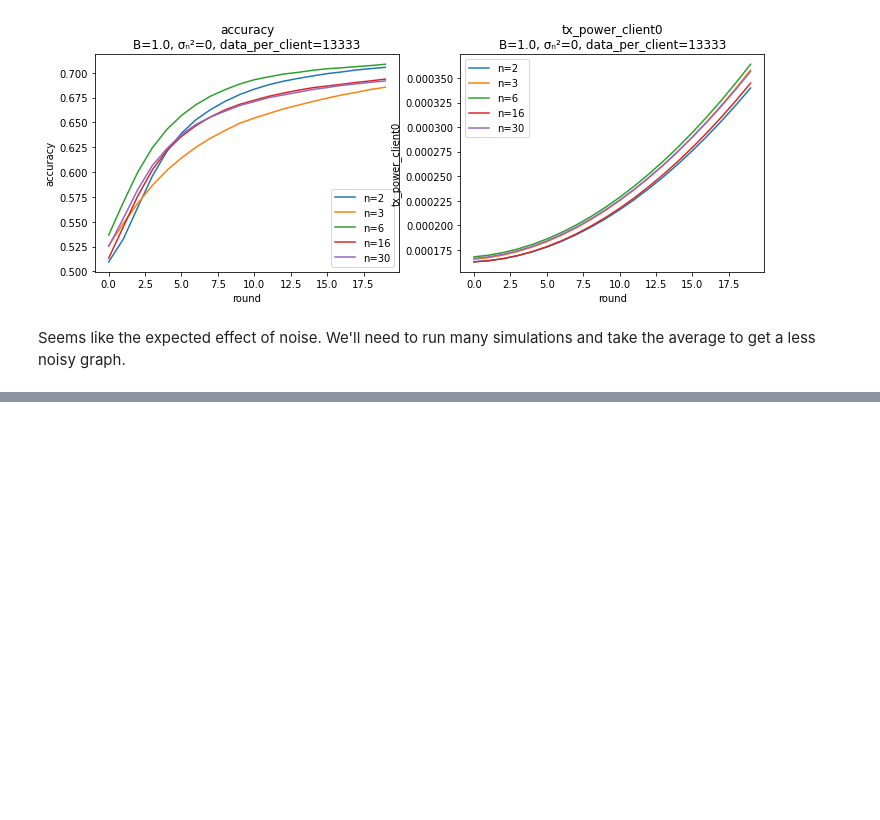
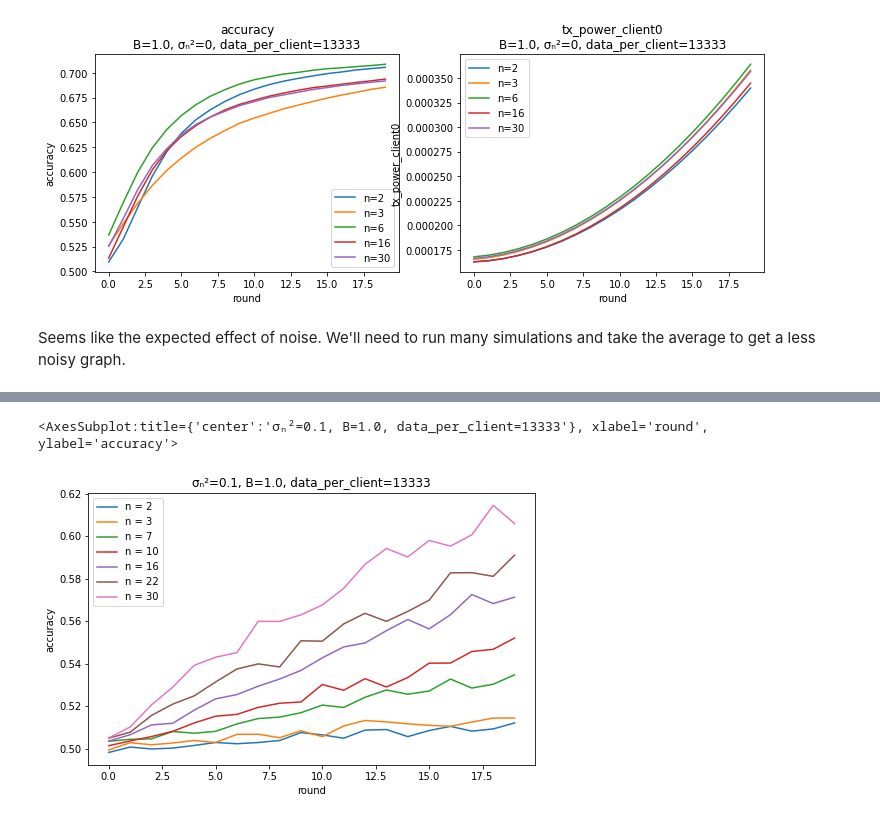
Before and after one commit to czlee/kyanite, a Jupyter notebook: ota-basic.ipynb, the cells around one changed output, grey strips where cells are left out. Saved outputs shown, nothing was run; the diff lists cells and outputs as text; code cells hidden in the pictures; blank space fills up the shorter version.

```diff
--- a/ota-basic.ipynb
+++ b/ota-basic.ipynb
@@ -476,0 +481,44 @@ Seems like the expected effect of noise. We'll need to run many simulations and
+# %%
+results_location = Path("../results-downloaded/ota-basic-4/")
+
+directories = [e for d in results_location.iterdir() if d.is_dir() for e in d.iterdir() if e.is_dir()]
+# directories.sort(key=lambda d: [int(x) for x in d.name.split('-') if x.isdigit()])
+directories = {tuple(map(int, d.name.split('-')[1::2])): d for d in directories}
+
+specs = {'noise': 0.1, 'parameter_radius': 1.0, 'data_per_client': 13333}
+
+averages = pd.DataFrame()
+
+for n in [2, 3, 7, 10, 16, 22, 30]:
+    this_n = pd.DataFrame()
+
+    for i in range(50):
+        try:
+            directory = directories[(n, i)]
+        except KeyError:
+            break
+
+        args = get_args(directory)
+        if not fits_spec(args, specs):
+            print("huh? " + str(directory))
+            break
+
+        parts = directory.name.split('-')
+        nclients = int(parts[1])
+        iteration = int(parts[3])
+
+        try:
+            training = pd.read_csv(directory / "training.csv")
+        except pd.errors.EmptyDataError:
+            print("skipping empty: " + str(directory))
+            continue
+
+        this_n[i] = training["accuracy"]
+
+    averages[f"n = {n}"] = this_n.mean(axis=1)
+# %%
+title = ", ".join(f"{abbreviations.get(key, key)}={value}" for key, value in specs.items())
+averages.plot(title=title, xlabel="round", ylabel="accuracy", figsize=(8, 5))
+# %% [output]
+<AxesSubplot:title={'center':'σₙ²=0.1, B=1.0, data_per_client=13333'}, xlabel='round', ylabel='accuracy'>
+[figure, added]
```
Also changed, not shown: parts of 2 cells of this notebook.
